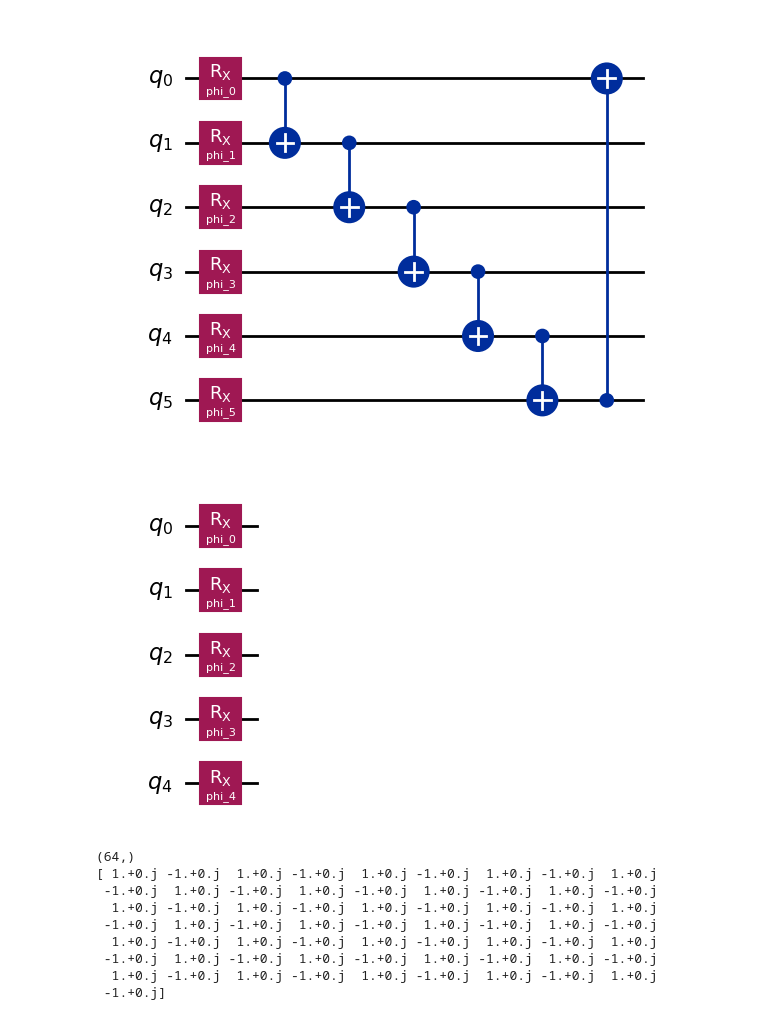
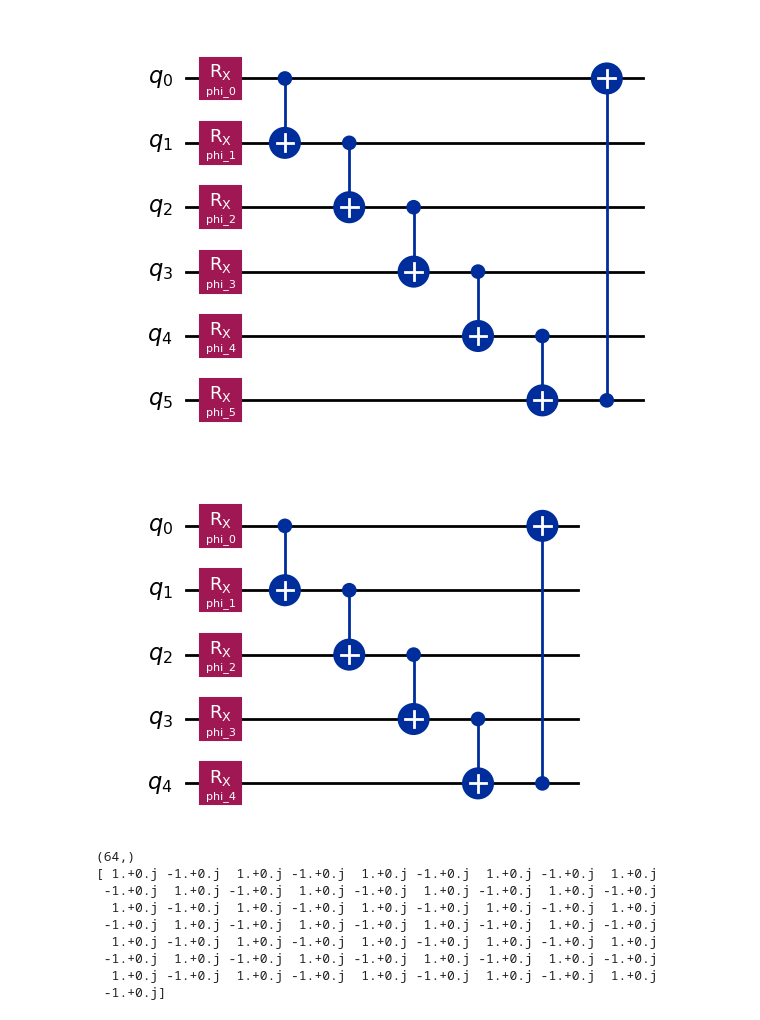
Before and after one commit to fdamore/QK, a Jupyter notebook: notebooks/validation.ipynb, the cells around one changed output. Cells and saved outputs as stored; diff of their text form; code cells hidden in the pictures.

```diff
--- a/notebooks/validation.ipynb
+++ b/notebooks/validation.ipynb
@@ -83,10 +80,10 @@ x_enconding.draw('mpl')
 # %% [output]
 [figure]
 # %%
-ss = Circuits.x_encoded(n_wire=5, full_ent=False)
+ss = Circuits.x_encoded(n_wire=5, full_ent=True)
 ss.draw('mpl')
 # %% [output]
-[figure, old version]
+[figure, new version]
 # %%
 from qiskit.quantum_info import Operator
 import numpy as np
```
Also changed, not shown: parts of 3 cells of this notebook, 4 other files.
